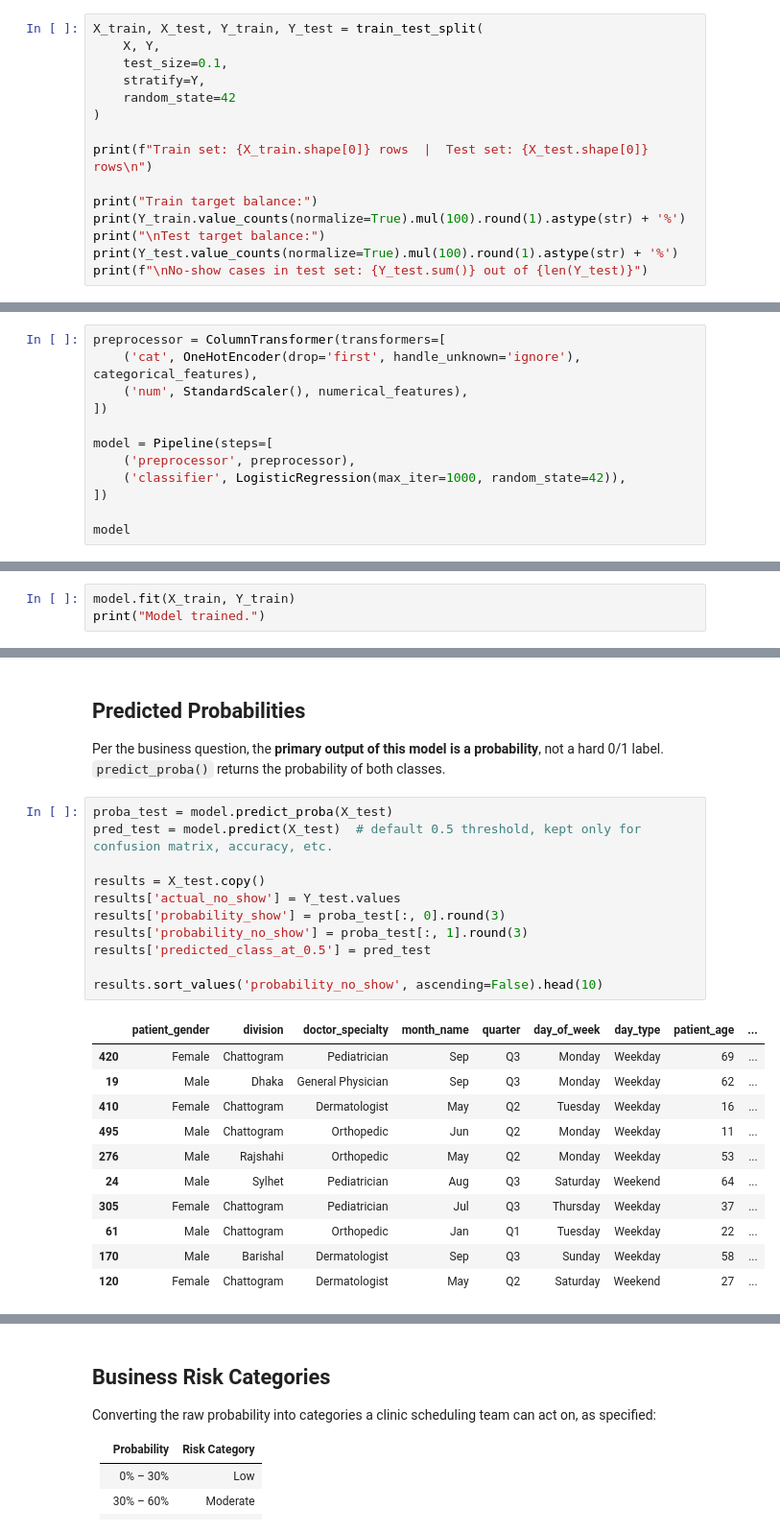
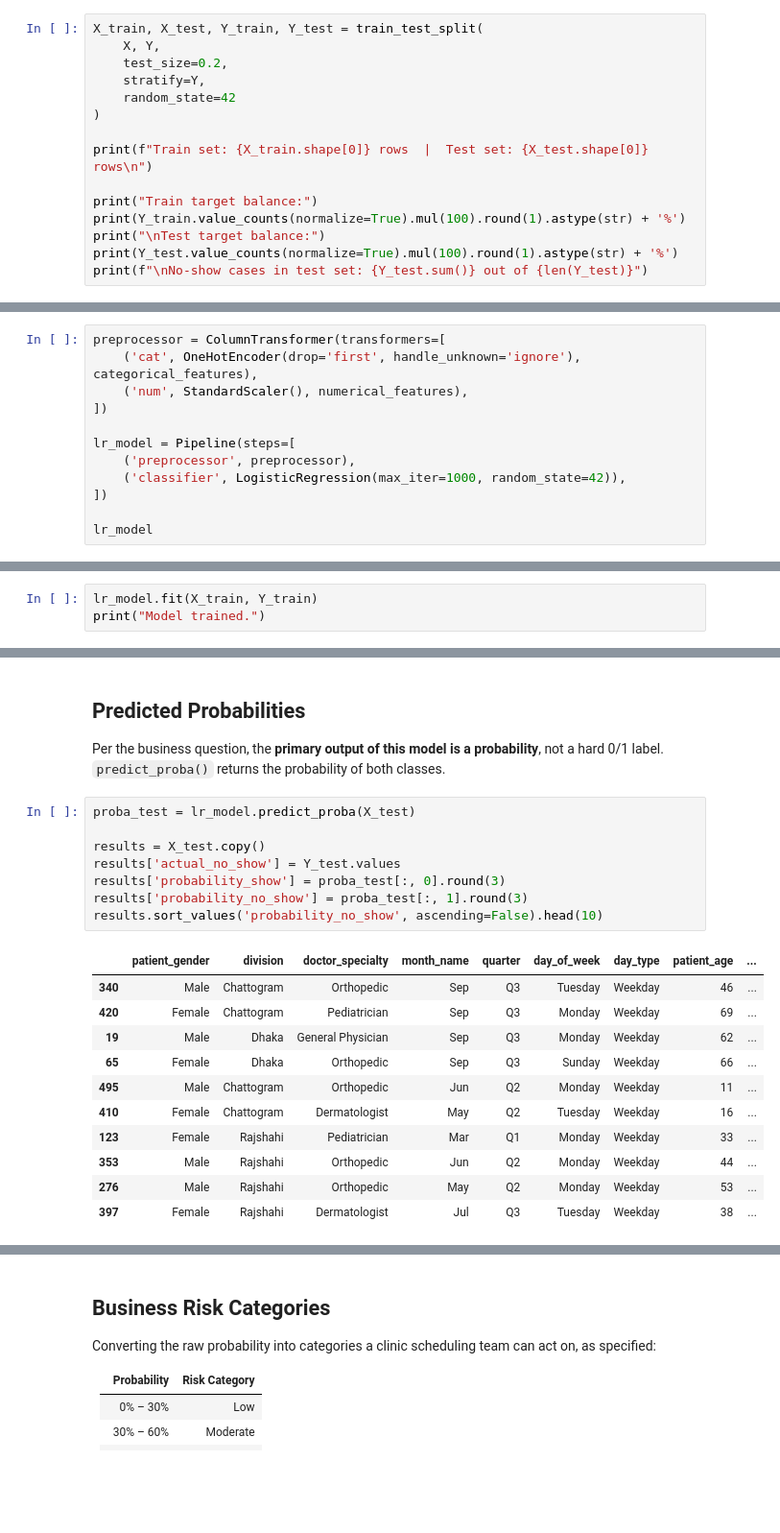
Before and after one commit to NavidulHoque/healthcare_appointment_analysis, a Jupyter notebook: python-analysis/03_predictive_modeling.ipynb, the cells around one changed output, grey strips where cells are left out. Shown at 96% size. Drawn from its saved outputs; the diff is of its cells as text; blank space fills up the shorter version.

```diff
--- a/python-analysis/03_predictive_modeling.ipynb
+++ b/python-analysis/03_predictive_modeling.ipynb
@@ -205,7 +205,7 @@ Splitting is done **before** any encoding or scaling, so the encoder and scaler
 # %%
 X_train, X_test, Y_train, Y_test = train_test_split(
     X, Y,
-    test_size=0.1,
+    test_size=0.2,
     stratify=Y,
     random_state=42
 )
@@ -251,12 +251,12 @@ preprocessor = ColumnTransformer(transformers=[
     ('num', StandardScaler(), numerical_features),
 ])
 
-model = Pipeline(steps=[
+lr_model = Pipeline(steps=[
     ('preprocessor', preprocessor),
     ('classifier', LogisticRegression(max_iter=1000, random_state=42)),
 ])
 
-model
+lr_model
 # %% [output]
 Pipeline(steps=[('preprocessor',
                  ColumnTransformer(transformers=[('cat',
@@ -274,7 +274,7 @@ Pipeline(steps=[('preprocessor',
 # %% [markdown]
 ## Model Training
 # %%
-model.fit(X_train, Y_train)
+lr_model.fit(X_train, Y_train)
 print("Model trained.")
 # %% [output]
 Model trained.
@@ -366,27 +366,24 @@ plt.show()
 Per the business question, the **primary output of this model is a probability**, not a hard
 0/1 label. `predict_proba()` returns the probability of both classes.
 # %%
-proba_test = model.predict_proba(X_test)
-pred_test = model.predict(X_test)  # default 0.5 threshold, kept only for confusion matrix, accuracy, etc.
+proba_test = lr_model.predict_proba(X_test)
 
 results = X_test.copy()
 results['actual_no_show'] = Y_test.values
 results['probability_show'] = proba_test[:, 0].round(3)
 results['probability_no_show'] = proba_test[:, 1].round(3)
-results['predicted_class_at_0.5'] = pred_test
-
 results.sort_values('probability_no_show', ascending=False).head(10)
 # %% [output]
 |  | patient_gender | division | doctor_specialty | month_name | quarter | day_of_week | day_type | patient_age | ... |
+| 340 | Male | Chattogram | Orthopedic | Sep | Q3 | Tuesday | Weekday | 46 | ... |
 | 420 | Female | Chattogram | Pediatrician | Sep | Q3 | Monday | Weekday | 69 | ... |
 | 19 | Male | Dhaka | General Physician | Sep | Q3 | Monday | Weekday | 62 | ... |
+| 65 | Female | Dhaka | Orthopedic | Sep | Q3 | Sunday | Weekday | 66 | ... |
+| 495 | Male | Chattogram | Orthopedic | Jun | Q2 | Monday | Weekday | 11 | ... |
 | 410 | Female | Chattogram | Dermatologist | May | Q2 | Tuesday | Weekday | 16 | ... |
-| 495 | Male | Chattogram | Orthopedic | Jun | Q2 | Monday | Weekday | 11 | ... |
+| 123 | Female | Rajshahi | Pediatrician | Mar | Q1 | Monday | Weekday | 33 | ... |
+| 353 | Male | Rajshahi | Orthopedic | Jun | Q2 | Monday | Weekday | 44 | ... |
 | 276 | Male | Rajshahi | Orthopedic | May | Q2 | Monday | Weekday | 53 | ... |
-| 24 | Male | Sylhet | Pediatrician | Aug | Q3 | Saturday | Weekend | 64 | ... |
-| 305 | Female | Chattogram | Pediatrician | Jul | Q3 | Thursday | Weekday | 37 | ... |
-| 61 | Male | Chattogram | Orthopedic | Jan | Q1 | Tuesday | Weekday | 22 | ... |
-| 170 | Male | Barishal | Dermatologist | Sep | Q3 | Sunday | Weekday | 58 | ... |
-| 120 | Female | Chattogram | Dermatologist | May | Q2 | Saturday | Weekend | 27 | ... |
+| 397 | Female | Rajshahi | Dermatologist | Jul | Q3 | Tuesday | Weekday | 38 | ... |
 # %%
 fig, ax = plt.subplots(figsize=(7, 4))
```
Also changed, not shown: parts of 22 cells of this notebook.
